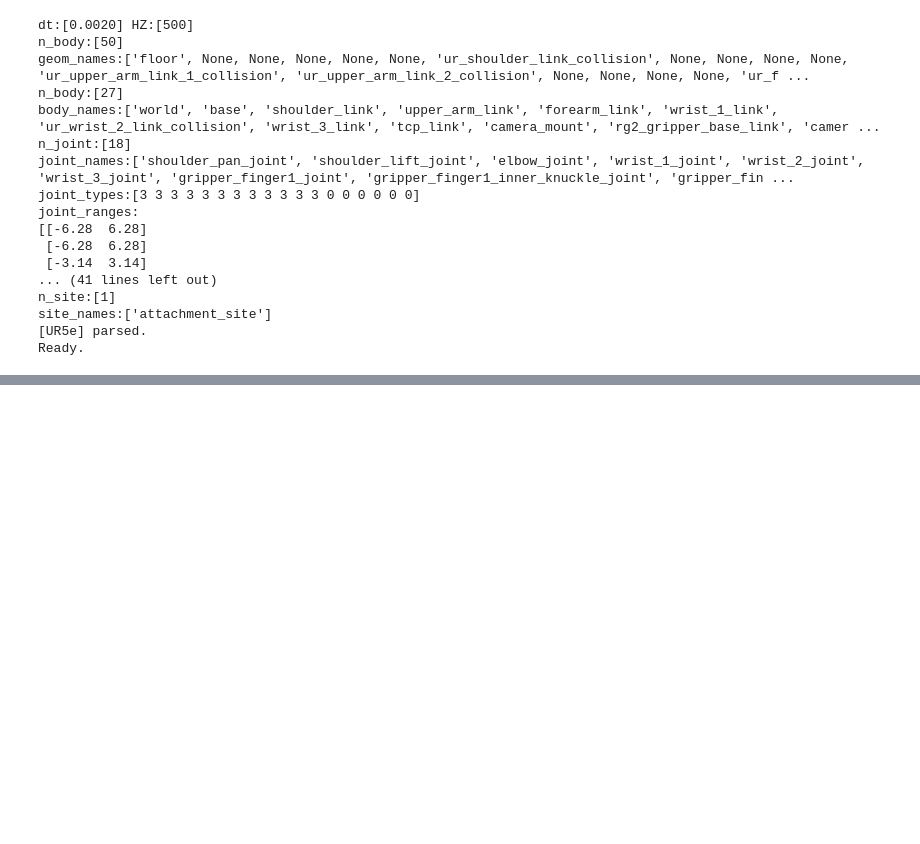
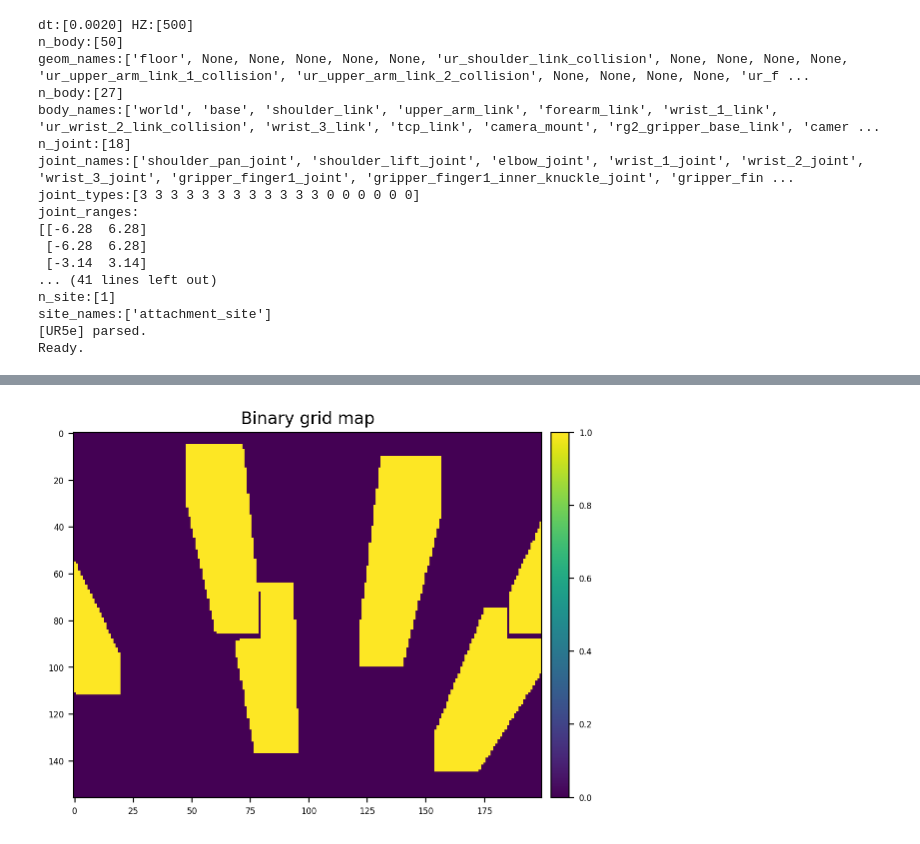
Before and after one commit to joonhyung-lee/mujoco-nonprehensile, a Jupyter notebook: code/demo_orthographic.ipynb, the cells around one changed output, grey strips where cells are left out. Drawn from its saved outputs; the diff is of its cells as text; code cells hidden in the pictures; blank space fills up the shorter version.

```diff
--- a/code/demo_orthographic.ipynb
+++ b/code/demo_orthographic.ipynb
@@ -326,0 +261,28 @@ error: OpenCV(4.7.0) /io/opencv/modules/imgproc/src/thresh.cpp:1674: error: (-21
+# %%
+def binary_filter(occupied_image, threshold=0.05):
+    '''
+        Fill the empty pixel with 0 and occupied pixel with 1.
+    '''
+    # Occupied pixel
+    occupied_i, occupied_j = np.where(occupied_image>threshold)
+    # Fill the occupied pixel with 1
+    positive_value = np.array([1 for (i, j) in zip(occupied_i, occupied_j)])
+    occupied_image[occupied_i, occupied_j] = positive_value
+
+    # Empty pixel
+    empty_i, empty_j = np.where(occupied_image<=threshold)
+    # Fill the empty pixel with 0
+    negative_value = np.array([0 for (i, j) in zip(empty_i, empty_j)])
+    occupied_image[empty_i, empty_j] = negative_value
+
+    return occupied_image
+# %%
+binary_grid_map = binary_filter(subtract_table_occ_img, threshold=0.05)
+
+plt.title("Binary grid map")
+img = plt.imshow(binary_grid_map)
+add_colorbar(img)
+# plt.colorbar(cmap='gray')
+plt.show()
+# %% [output]
+[figure, added]
```
Also changed, not shown: parts of 38 cells of this notebook.
